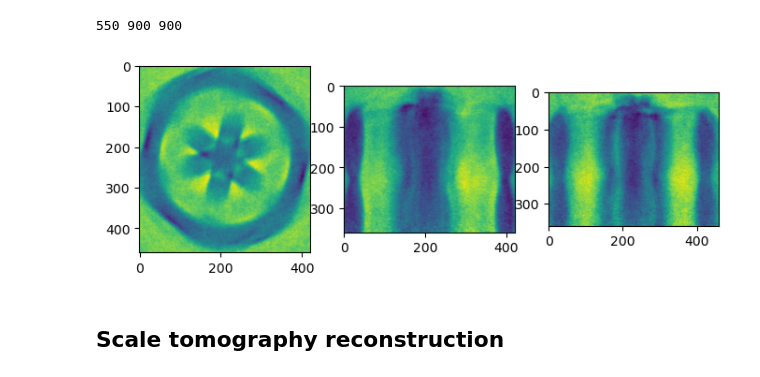
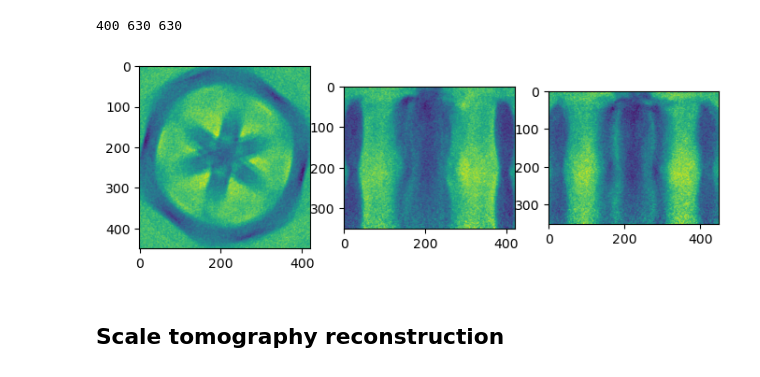
Before and after one commit to levijh1/TomoMono, a Jupyter notebook: densityConversion.ipynb, the cells around one changed output. Saved outputs shown, nothing was run; the diff lists cells and outputs as text; code cells hidden in the pictures.

```diff
--- a/densityConversion.ipynb
+++ b/densityConversion.ipynb
@@ -69,27 +70,33 @@ def showHistogramComparison(kevinProj, tomopyProj_scaled):
     plt.show()
 # %%
 #Import data
-recon_location = "/Users/levih/Desktop/TomoMono/reconstructions/Recon Algorithm Test (on rotation corrected data)/foamRecon_notNormalized_20240719-113905_gpu.tif"
+recon_location = "reconstructions/foamRecon_NotNormalized_20240805-123810_SIRT_CUDA.tif"
 tomo, tomo_scale_info = convert_to_numpy(recon_location)
 
 #Volume dimensions
 w,h,d = np.shape(tomo)
 print(w,h,d)
 
 fig1, axs = plt.subplots(nrows = 1, ncols = 3, figsize = (8,8))
 
 #Dimensions for cropped image (used later for electron density)
-a, b = 160, 520
-c, d = 220, 680
-e, f = 240, 660
-axs[0].imshow(tomo[260,c:d,e:f])
-axs[1].imshow(tomo[a:b,450,e:f])
-axs[2].imshow(tomo[a:b,c:d,450])
+a, b = 30, 380
+c, d = 90, -90
+e, f = 105, -105
+axs[0].imshow(tomo[tomo.shape[0]//2,c:d,e:f])
+axs[1].imshow(tomo[a:b,tomo.shape[1]//2,e:f])
+axs[2].imshow(tomo[a:b,c:d,tomo.shape[2]//2])
 
 tomo = tomo[a:b, c:d, e:f]
+
+# tomo = -tomo
+
+# axs[0].imshow(tomo[tomo.shape[0]//2,:,:])
+# axs[1].imshow(tomo[:,tomo.shape[1]//2,:])
+# axs[2].imshow(tomo[:,:,tomo.shape[2]//3])
 # %% [output]
-550 900 900
+400 630 630
-[figure, old version]
+[figure, new version]
 # %% [markdown]
 ## Scale tomography reconstruction
 # %%
```
Also changed, not shown: parts of 19 cells of this notebook, 3 other files.
